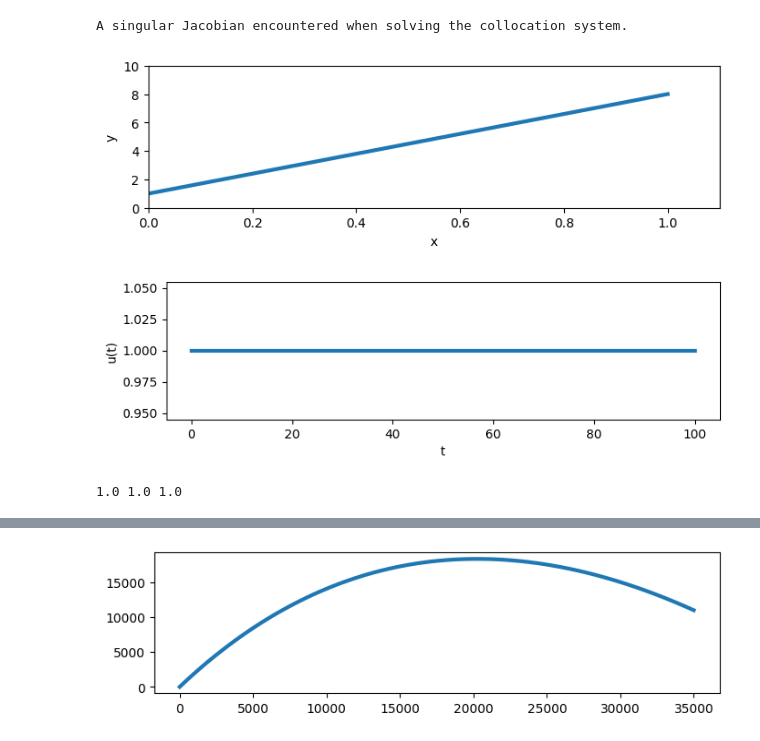
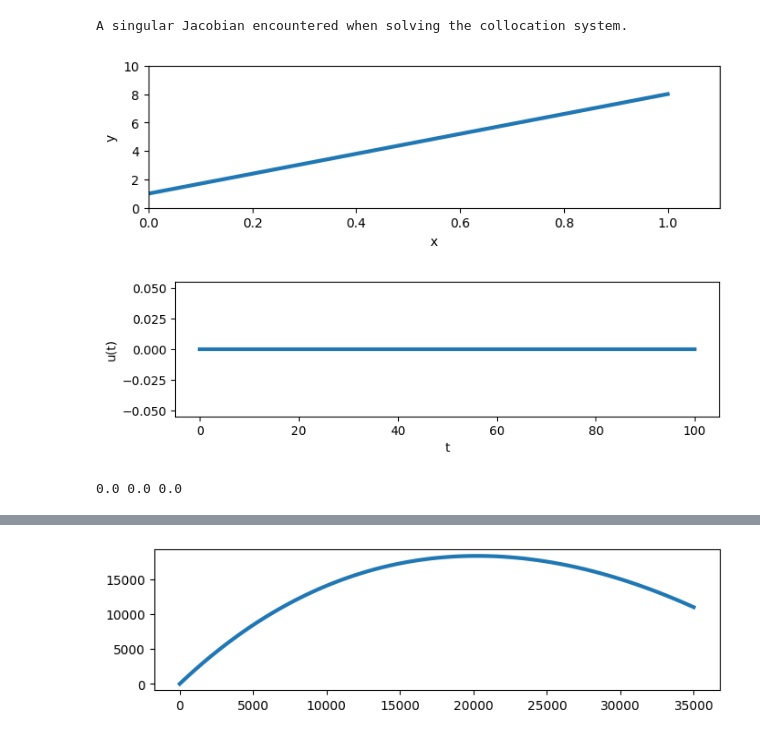
Before and after one commit to poweleli/flappy_bird, a Jupyter notebook: jeff.ipynb, the cells around one changed output, grey strips where cells are left out. Saved outputs shown, nothing was run; the diff lists cells and outputs as text; code cells hidden in the pictures.

```diff
--- a/jeff.ipynb
+++ b/jeff.ipynb
@@ -29,30 +30,31 @@ def ode(t, y_var):
     zeros = np.zeros_like(x)
     ones = np.ones_like(x)
     return np.array([
-        xp,
-        yp,
-        zeros,
-        u - ones*g,
-        zeros,
-        zeros,
-        -p0,
-        -p1
+        xp,         # x' = x'
+        yp,         # y' = y'
+        zeros,      # x'' = 0
+        u - ones*g, # y'' = u - g
+        zeros,      # p0' = -DH/Dx = 0
+        zeros,      # p1' = -DH/Dy = 0
+        -p0,        # p2' = -DH/Dx' = -p0
+        -p1         # p3' = -DH/Dy' = -p1
     ])
+
 def bc(ya, yb):
     y_tf = yb[1]
     avg_U_L = (U + L)/2
 
-    p1_end = (-1/sigma2) * 2*(y_tf - avg_U_L) * np.exp(-(y_tf - avg_U_L)**2/sigma2)
+    p1_end = -1 * (-1/sigma2) * 2*(y_tf - avg_U_L) * np.exp(-(y_tf - avg_U_L)**2/sigma2)
 
     return np.array([
-        ya[0] - Sx,
-        ya[1] - Sy,
-        ya[2] - C,
-        ya[3] - 0,
-        yb[0] - Ex,
-        yb[5] - p1_end,
-        yb[6] - 0,
-        yb[7] - 0
+        ya[0] - Sx,         # x(0) = Sx
+        ya[1] - Sy,         # y(0) = Sy
+        ya[2] - C,          # x'(0) = C
+        ya[3] - 0,          # y'(0) = 0
+        yb[0] - Ex,         # x(tf) = Ex (1)
+        yb[2] - C,          # x'(tf) = C
+        yb[5] - p1_end,     # p1(tf) = -Dphi/Dy(tf)
+        yb[7] - 0           # p3(tf) = -Dphi/Dy''(tf)
 
     ])
 
@@ -63,12 +65,12 @@ x_guess = np.linspace(Sx, Ex, t_steps)
 y_guess = np.linspace(Sy, (U+L)/2, t_steps)
 xp_guess = np.ones(t_steps)*C
 yp_guess = np.ones(t_steps)*(((U+L)/2 - Sy) / (tf - t0))
-p0_guess = np.ones(t_steps)
-p1_guess = np.ones(t_steps)
-p2_guess = np.ones(t_steps)
+p0_guess = np.zeros(t_steps)
+p1_guess = np.zeros(t_steps)
+p2_guess = np.zeros(t_steps)
 p3_guess = np.ones(t_steps)*g
 y0 = np.vstack((x_guess, y_guess, xp_guess, yp_guess, p0_guess, p1_guess, p2_guess, p3_guess))
-sol = solve_bvp(ode, bc, t, y0, tol=1e-5, max_nodes=int(6e5))
+sol = solve_bvp(ode, bc, t, y0, tol=1e-5, max_nodes=100_000)
 print(sol.message)
 
 # extract the values from the solution
@@ -77,32 +79,32 @@ y = sol.y[1]
 xp = sol.y[2]
 yp = sol.y[3]
 p1 = sol.y[4]
 p2 = sol.y[5]
 p3 = sol.y[6]
 p4 = sol.y[7]
 
 # compute the optimal control
 u = p3
 
 # plot the x(t)
 plt.plot(x, y, linewidth=3)
 plt.xlabel("x")
 plt.ylabel("y")
 plt.gcf().set_size_inches(8,2)
 plt.xlim(0,1.1)
 plt.ylim(0,10)
 plt.show()
 
 # plot the u(t)
 plt.plot(t, u, linewidth=3)
 plt.xlabel("t")
 plt.ylabel("u(t)")
 plt.gcf().set_size_inches(8,2)
 plt.show()
 
 print(u[0], u[len(u)//2], u[-1])
 # %% [output]
 A singular Jacobian encountered when solving the collocation system.
 [figure]
-[figure, old version]
+[figure, new version]
-1.0 1.0 1.0
+0.0 0.0 0.0
```
Also changed, not shown: parts of 4 cells of this notebook, 3 other files.
